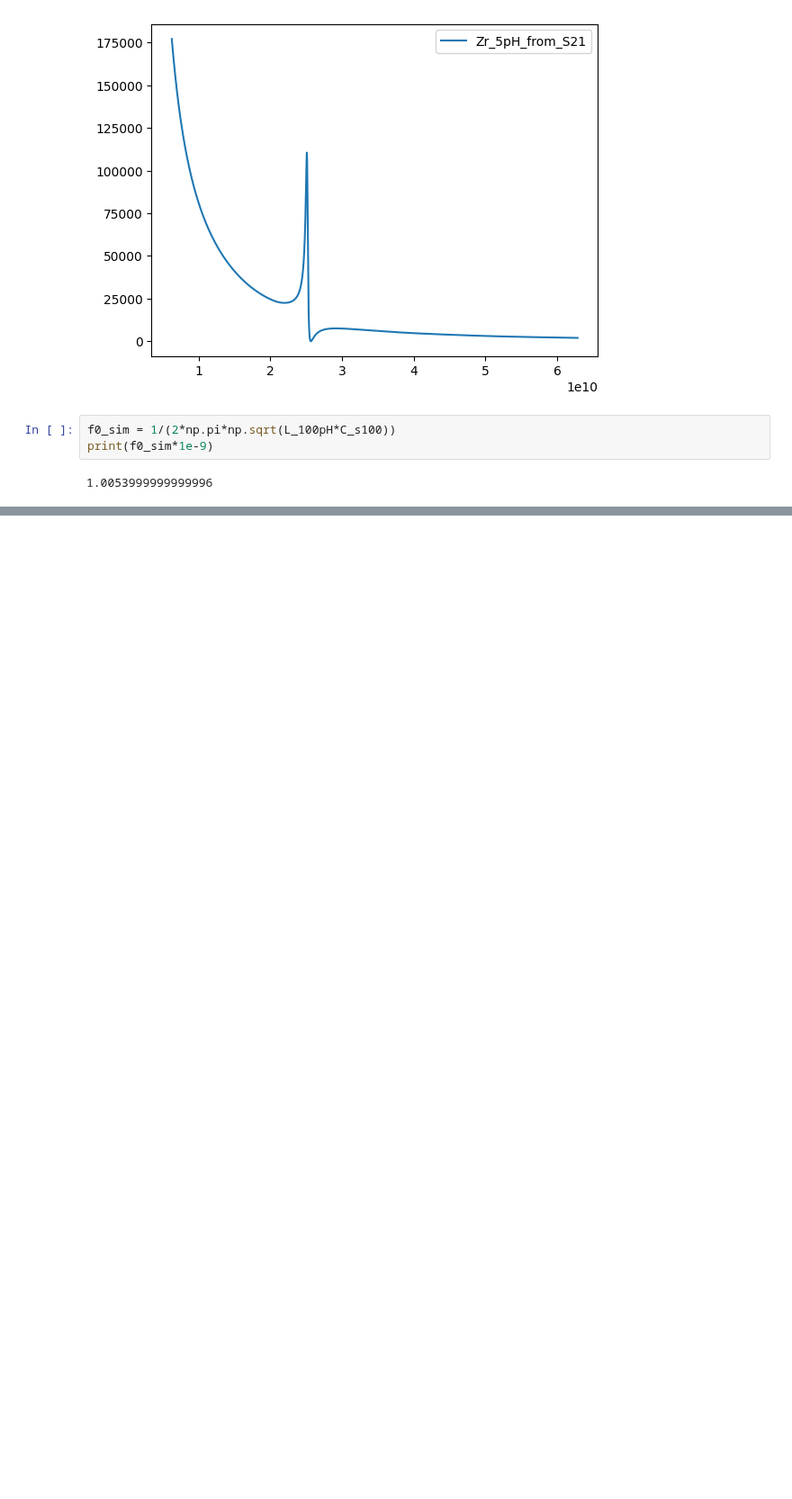
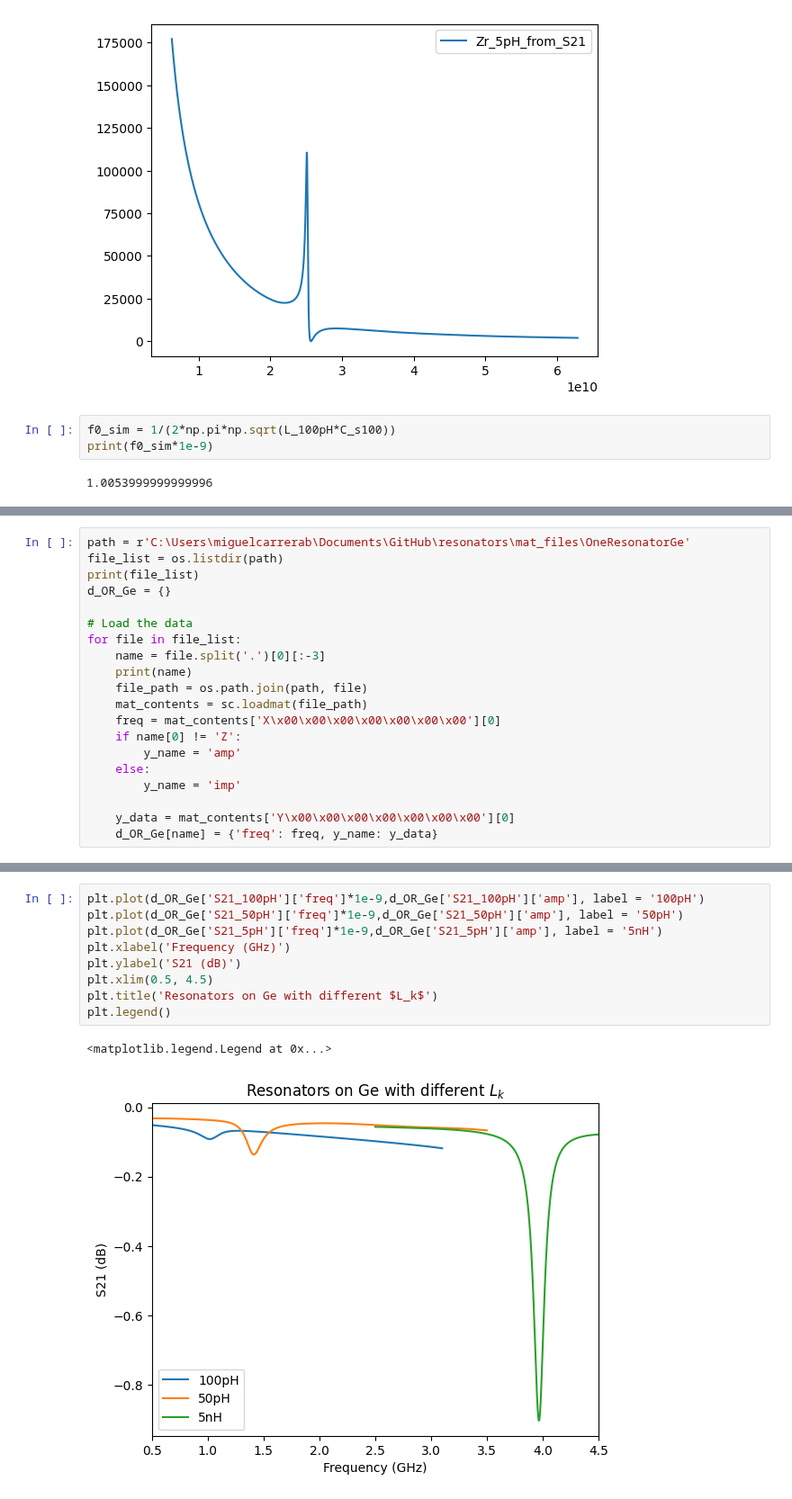
Before and after one commit to cbelo/resonators, a Jupyter notebook: Schuster_Resonators/simulations.ipynb, the cells around one changed output, grey strips where cells are left out. Shown at 90% size. Saved outputs shown, nothing was run; the diff lists cells and outputs as text; blank space fills up the shorter version.

```diff
--- a/Schuster_Resonators/simulations.ipynb
+++ b/Schuster_Resonators/simulations.ipynb
@@ -218,0 +228,20 @@ print(f0_sim*1e-9)
+# %%
+path = r'C:\Users\miguelcarrerab\Documents\GitHub\resonators\mat_files\OneResonatorGe'
+file_list = os.listdir(path)
+print(file_list)
+d_OR_Ge = {}
+
+# Load the data
+for file in file_list:
+    name = file.split('.')[0][:-3]
+    print(name)
+    file_path = os.path.join(path, file)
+    mat_contents = sc.loadmat(file_path)
+    freq = mat_contents['X\x00\x00\x00\x00\x00\x00\x00'][0]
+    if name[0] != 'Z':
+        y_name = 'amp'
+    else:
+        y_name = 'imp'
+
+    y_data = mat_contents['Y\x00\x00\x00\x00\x00\x00\x00'][0]
+    d_OR_Ge[name] = {'freq': freq, y_name: y_data}
@@ -218,0 +256,12 @@ print(f0_sim*1e-9)
+# %%
+plt.plot(d_OR_Ge['S21_100pH']['freq']*1e-9,d_OR_Ge['S21_100pH']['amp'], label = '100pH')
+plt.plot(d_OR_Ge['S21_50pH']['freq']*1e-9,d_OR_Ge['S21_50pH']['amp'], label = '50pH')
+plt.plot(d_OR_Ge['S21_5pH']['freq']*1e-9,d_OR_Ge['S21_5pH']['amp'], label = '5nH')
+plt.xlabel('Frequency (GHz)')
+plt.ylabel('S21 (dB)')
+plt.xlim(0.5, 4.5)
+plt.title('Resonators on Ge with different $L_k$')
+plt.legend()
+# %% [output]
+<matplotlib.legend.Legend at 0x...>
+[figure, added]
```
Also changed, not shown: parts of 14 cells of this notebook, 1 other file.
